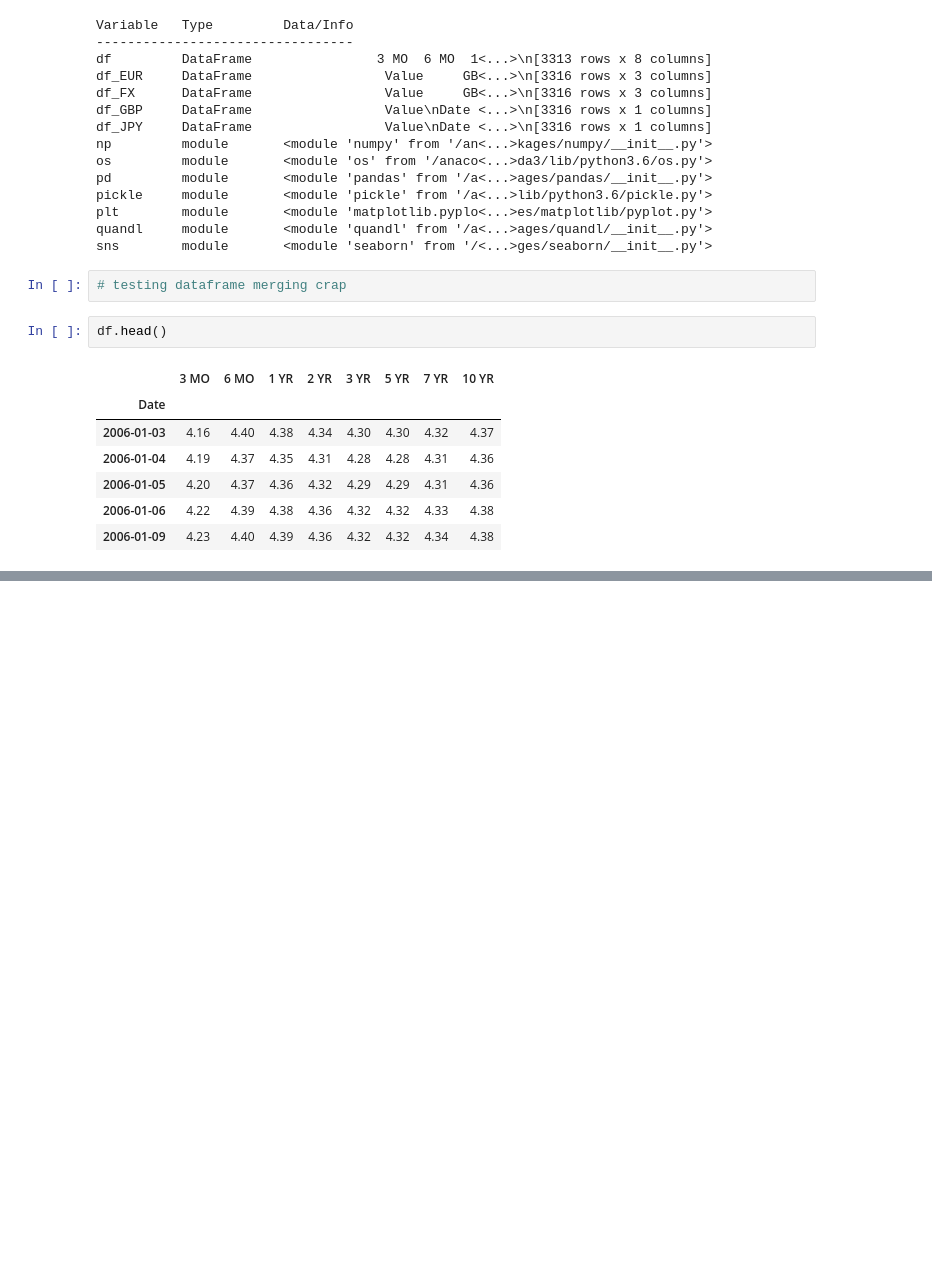
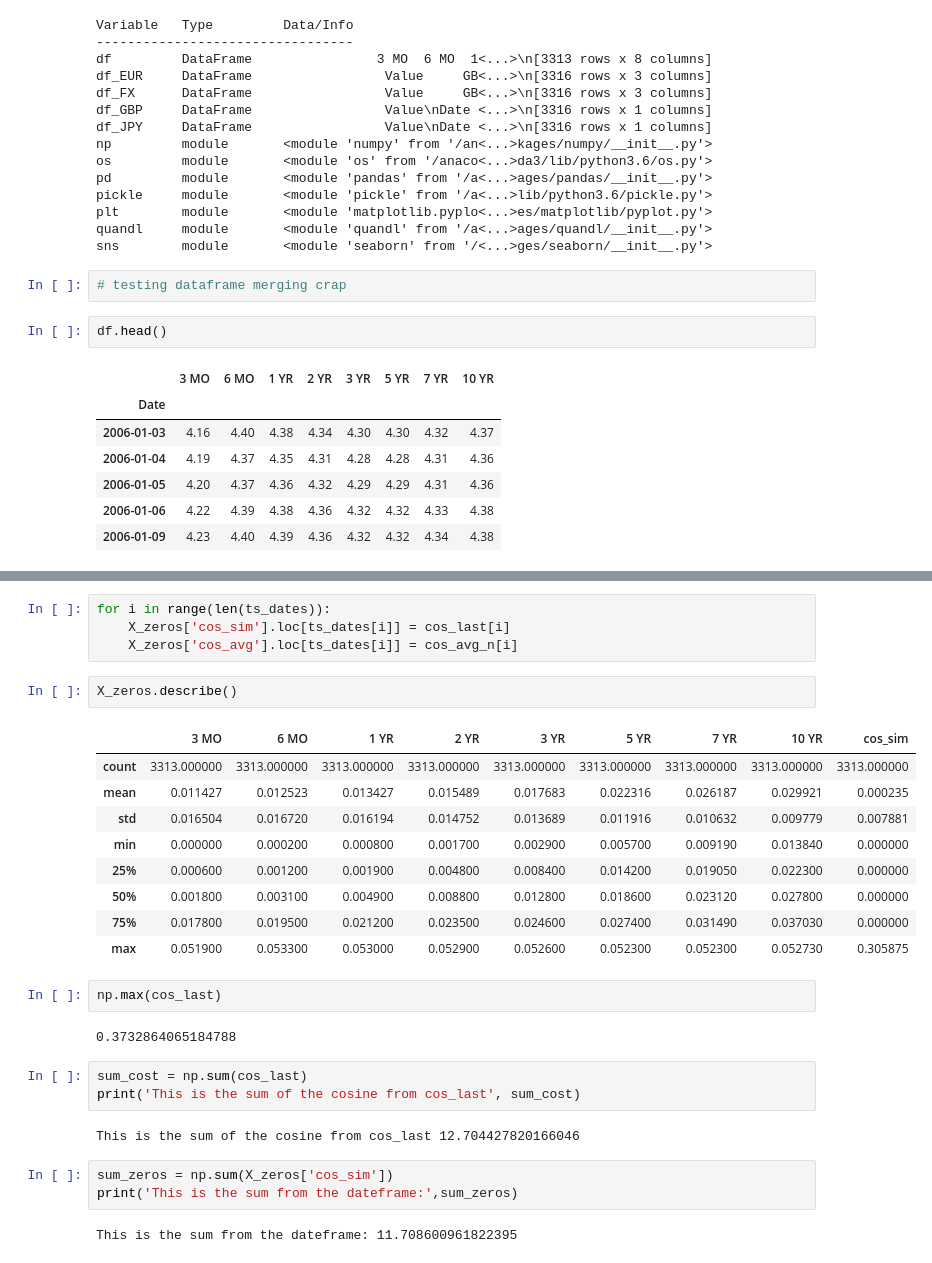
Before and after one commit to davidjsmith44/NLP-Fed-Speeches, a Jupyter notebook: src/test_pickle_import.ipynb, the cells around one changed output, grey strips where cells are left out. Cells and saved outputs as stored; diff of their text form; blank space fills up the shorter version.

```diff
--- a/src/test_pickle_import.ipynb
+++ b/src/test_pickle_import.ipynb
@@ -95,0 +202,30 @@ df.head()
+# %%
+for i in range(len(ts_dates)):
+    X_zeros['cos_sim'].loc[ts_dates[i]] = cos_last[i]
+    X_zeros['cos_avg'].loc[ts_dates[i]] = cos_avg_n[i]
+# %%
+X_zeros.describe()
+# %% [output]
+|  | 3 MO | 6 MO | 1 YR | 2 YR | 3 YR | 5 YR | 7 YR | 10 YR | cos_sim |
+| count | 3313.000000 | 3313.000000 | 3313.000000 | 3313.000000 | 3313.000000 | 3313.000000 | 3313.000000 | 3313.000000 | 3313.000000 |
+| mean | 0.011427 | 0.012523 | 0.013427 | 0.015489 | 0.017683 | 0.022316 | 0.026187 | 0.029921 | 0.000235 |
+| std | 0.016504 | 0.016720 | 0.016194 | 0.014752 | 0.013689 | 0.011916 | 0.010632 | 0.009779 | 0.007881 |
+| min | 0.000000 | 0.000200 | 0.000800 | 0.001700 | 0.002900 | 0.005700 | 0.009190 | 0.013840 | 0.000000 |
+| 25% | 0.000600 | 0.001200 | 0.001900 | 0.004800 | 0.008400 | 0.014200 | 0.019050 | 0.022300 | 0.000000 |
+| 50% | 0.001800 | 0.003100 | 0.004900 | 0.008800 | 0.012800 | 0.018600 | 0.023120 | 0.027800 | 0.000000 |
+| 75% | 0.017800 | 0.019500 | 0.021200 | 0.023500 | 0.024600 | 0.027400 | 0.031490 | 0.037030 | 0.000000 |
+| max | 0.051900 | 0.053300 | 0.053000 | 0.052900 | 0.052600 | 0.052300 | 0.052300 | 0.052730 | 0.305875 |
+# %%
+np.max(cos_last)
+# %% [output]
+0.3732864065184788
+# %%
+sum_cost = np.sum(cos_last)
+print('This is the sum of the cosine from cos_last', sum_cost)
+# %% [output]
+This is the sum of the cosine from cos_last 12.704427820166046
+# %%
+sum_zeros = np.sum(X_zeros['cos_sim'])
+print('This is the sum from the dateframe:',sum_zeros)
+# %% [output]
+This is the sum from the dateframe: 11.708600961822395
```
Also changed, not shown: parts of 18 cells of this notebook, 10 other files.
